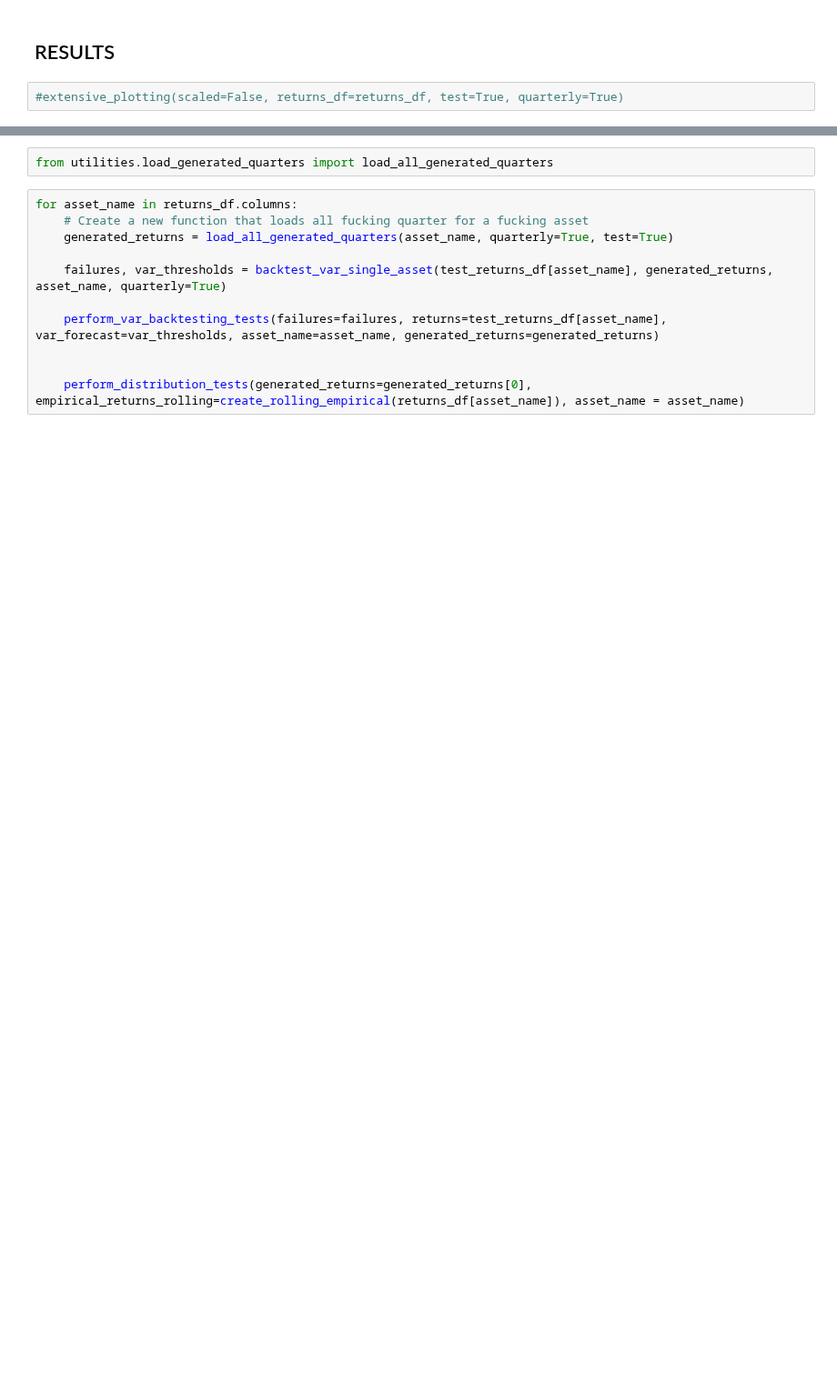
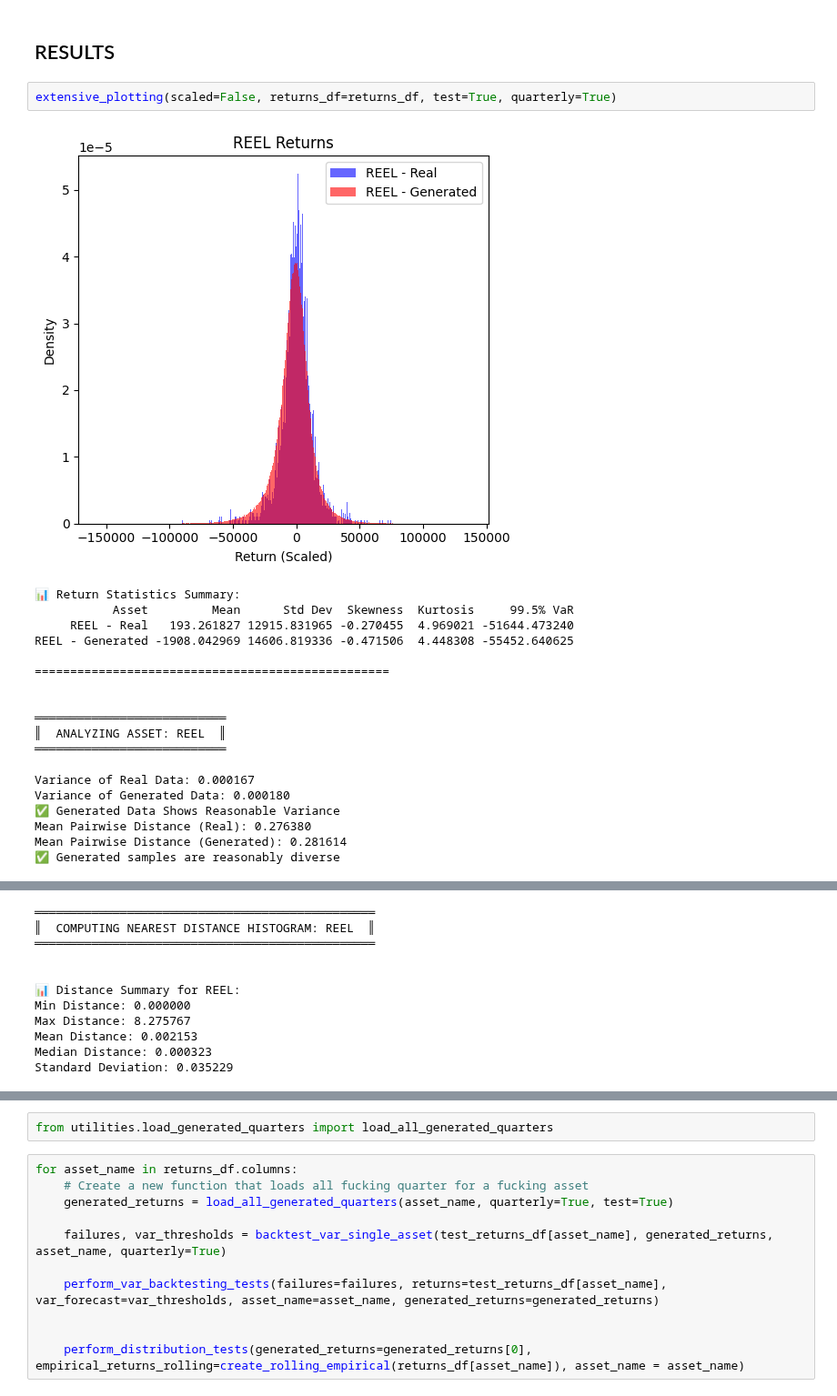
Before and after one commit to nickaskari/master-thesis, a Jupyter notebook: internal_models/CGANs/results_1.ipynb, the cells around one changed output, grey strips where cells are left out. Shown at 91% size. Drawn from its saved outputs; the diff is of its cells as text; blank space fills up the shorter version.

```diff
--- a/internal_models/CGANs/results_1.ipynb
+++ b/internal_models/CGANs/results_1.ipynb
@@ -91,4 +91,24 @@ Finished training CGAN for REEL.
 # %% [markdown]
 ## RESULTS
 # %%
-#extensive_plotting(scaled=False, returns_df=returns_df, test=True, quarterly=True)
+extensive_plotting(scaled=False, returns_df=returns_df, test=True, quarterly=True)
+# %% [output]
+[figure, added]
+📊 Return Statistics Summary:
+           Asset         Mean      Std Dev  Skewness  Kurtosis     99.5% VaR
+     REEL - Real   193.261827 12915.831965 -0.270455  4.969021 -51644.473240
+REEL - Generated -1908.042969 14606.819336 -0.471506  4.448308 -55452.640625
+
+==================================================
+
+
+═══════════════════════════
+║  ANALYZING ASSET: REEL  ║
+═══════════════════════════
+
+Variance of Real Data: 0.000167
+Variance of Generated Data: 0.000180
+✅ Generated Data Shows Reasonable Variance
+Mean Pairwise Distance (Real): 0.276380
+Mean Pairwise Distance (Generated): 0.281614
+✅ Generated samples are reasonably diverse
@@ -94,0 +117,11 @@ Finished training CGAN for REEL.
+════════════════════════════════════════════════
+║  COMPUTING NEAREST DISTANCE HISTOGRAM: REEL  ║
+════════════════════════════════════════════════
+
+
+📊 Distance Summary for REEL:
+Min Distance: 0.000000
+Max Distance: 8.275767
+Mean Distance: 0.002153
+Median Distance: 0.000323
+Standard Deviation: 0.035229
```
Also changed, not shown: parts of 3 cells of this notebook, 9 other files.
